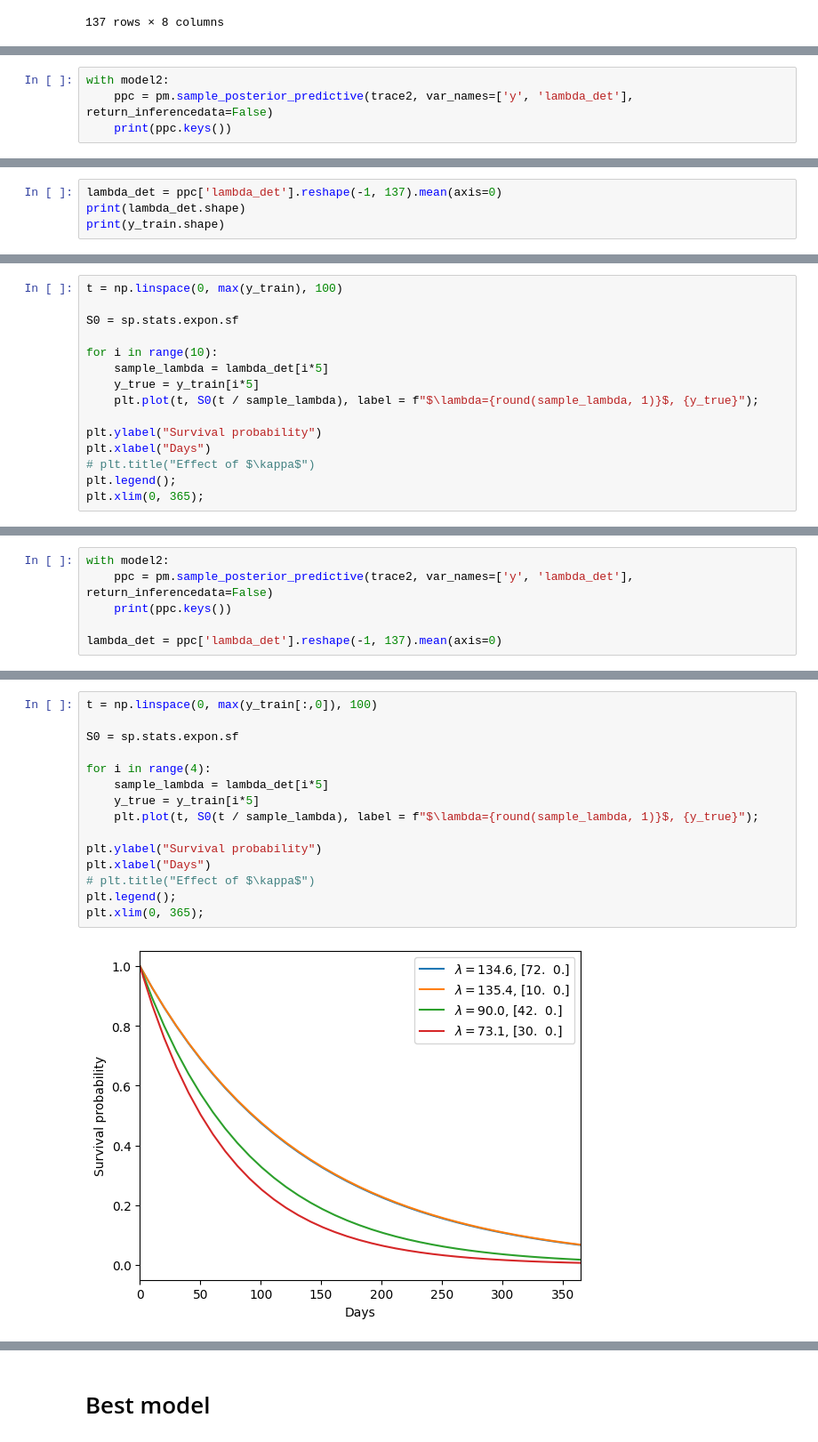
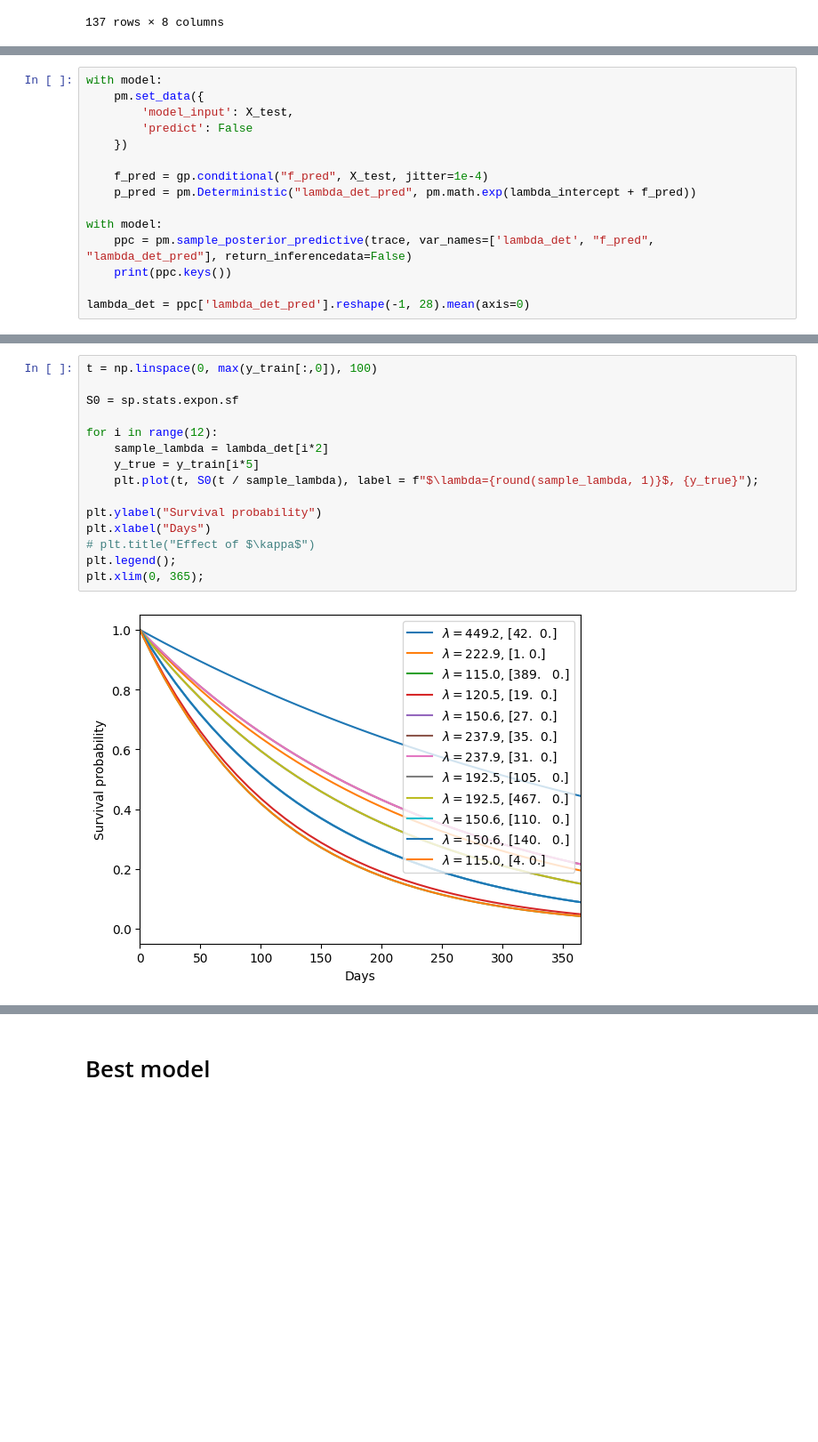
Before and after one commit to ipa/pymc-survival, a Jupyter notebook: examples/notebooks/test_gp.ipynb, the cells around one changed output, grey strips where cells are left out. Shown at 89% size. Cells and saved outputs as stored; diff of their text form; blank space fills up the shorter version.

Commit message:
Upgrade to PyMC 5 (#5)
* upgrade to pymc5
* test new samplers, fixing gaussian process models
* Dockerfile

```diff
--- a/examples/notebooks/test_gp.ipynb
+++ b/examples/notebooks/test_gp.ipynb
@@ -155,4 +54,0 @@ az.plot_trace(trace);
-# %%
-with model2:
-    ppc = pm.sample_posterior_predictive(trace2, var_names=['y', 'lambda_det'], return_inferencedata=False)
-    print(ppc.keys())
@@ -164,4 +54,0 @@ dict_keys(['y', 'lambda_det'])
-# %%
-lambda_det = ppc['lambda_det'].reshape(-1, 137).mean(axis=0)
-print(lambda_det.shape)
-print(y_train.shape)
@@ -179,15 +54,0 @@ plt.hist(lambda_det);
-# %%
-t = np.linspace(0, max(y_train), 100)
-
-S0 = sp.stats.expon.sf
-
-for i in range(10):
-    sample_lambda = lambda_det[i*5]
-    y_true = y_train[i*5]
-    plt.plot(t, S0(t / sample_lambda), label = f"$\lambda={round(sample_lambda, 1)}$, {y_true}");
-
-plt.ylabel("Survival probability")
-plt.xlabel("Days")
-# plt.title("Effect of $\kappa$")
-plt.legend();
-plt.xlim(0, 365);
@@ -244,7 +214,16 @@ Log Likelihood time =  0:00:11.483838
 # %%
-with model2:
-    ppc = pm.sample_posterior_predictive(trace2, var_names=['y', 'lambda_det'], return_inferencedata=False)
+with model:
+    pm.set_data({
+        'model_input': X_test,
+        'predict': False
+    })
+
+    f_pred = gp.conditional("f_pred", X_test, jitter=1e-4)
+    p_pred = pm.Deterministic("lambda_det_pred", pm.math.exp(lambda_intercept + f_pred))
+
+with model:
+    ppc = pm.sample_posterior_predictive(trace, var_names=['lambda_det', "f_pred", "lambda_det_pred"], return_inferencedata=False)
     print(ppc.keys())
 
-lambda_det = ppc['lambda_det'].reshape(-1, 137).mean(axis=0)
+lambda_det = ppc['lambda_det_pred'].reshape(-1, 28).mean(axis=0)
 # %% [output]
@@ -255,17 +233,17 @@ dict_keys(['y', 'lambda_det'])
 # %%
 t = np.linspace(0, max(y_train[:,0]), 100)
 
 S0 = sp.stats.expon.sf
 
-for i in range(4):
-    sample_lambda = lambda_det[i*5]
+for i in range(12):
+    sample_lambda = lambda_det[i*2]
     y_true = y_train[i*5]
     plt.plot(t, S0(t / sample_lambda), label = f"$\lambda={round(sample_lambda, 1)}$, {y_true}");
 
 plt.ylabel("Survival probability")
 plt.xlabel("Days")
 # plt.title("Effect of $\kappa$")
 plt.legend();
 plt.xlim(0, 365);
 # %% [output]
-[figure, old version]
+[figure, new version]
```
Also changed, not shown: parts of 29 cells of this notebook, 10 other files.
